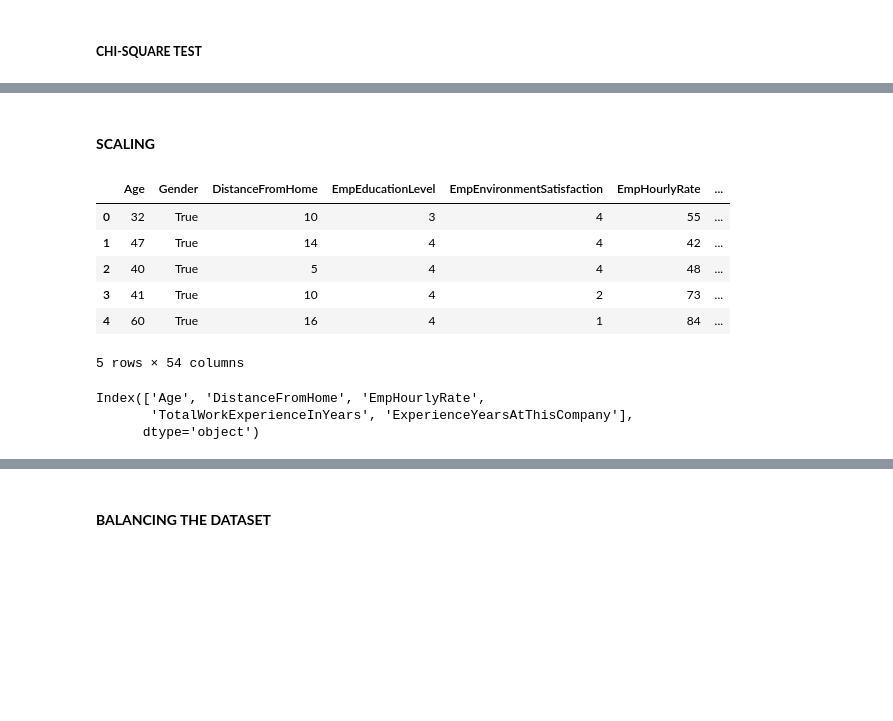
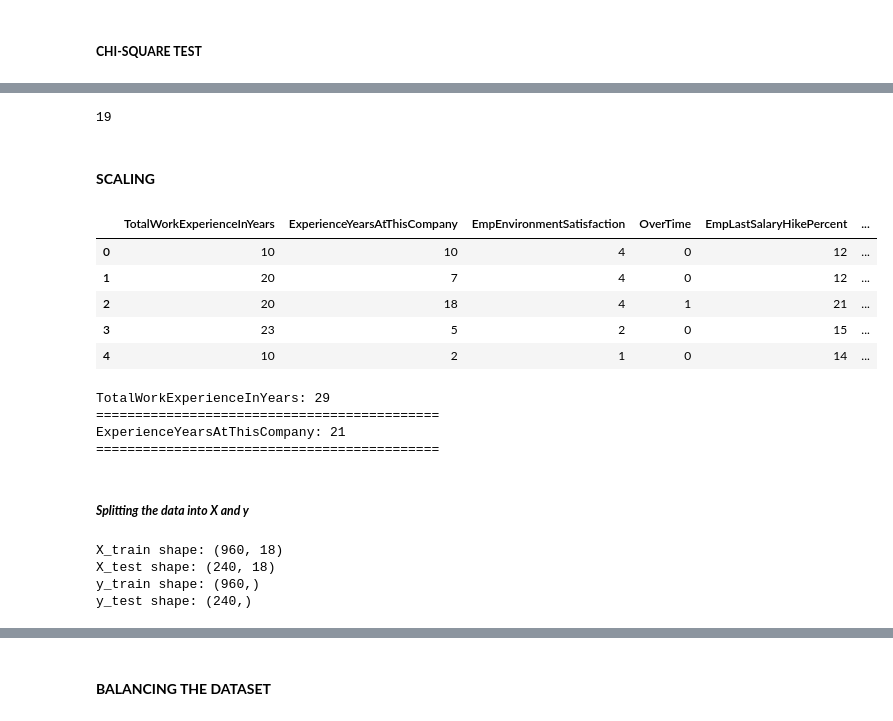
Before and after one commit to shanusaras/Employees_performance_analysis, a Jupyter notebook: src/models/train_model.ipynb, the cells around one changed output, grey strips where cells are left out. Cells and saved outputs as stored; diff of their text form; code cells hidden in the pictures; blank space fills up the shorter version.

```diff
--- a/src/models/train_model.ipynb
+++ b/src/models/train_model.ipynb
@@ -186,0 +285,9 @@ ANOVA RESULTS:
+# %%
+# data_fs--> data after feature selection
+
+data_fs= data1[['TotalWorkExperienceInYears', 'ExperienceYearsAtThisCompany', 'EmpEnvironmentSatisfaction', 'OverTime', 'EmpLastSalaryHikePercent',
+                'EmpWorkLifeBalance', 'ExperienceYearsInCurrentRole', 'YearsSinceLastPromotion', 'YearsWithCurrManager', 'EducationBackground_Other',
+                'EmpDepartment_Development', 'EmpDepartment_Finance', 'EmpDepartment_Sales', 'EmpJobRole_Developer', 'EmpJobRole_Finance Manager',
+                'EmpJobRole_Manager', 'EmpJobRole_Research Scientist', 'EmpJobRole_Sales Executive', 'PerformanceRating']]
+
+data_fs.head()
@@ -186,0 +301,4 @@ ANOVA RESULTS:
+# %%
+len(data_fs.columns) # so there are 19 columns in the dataset after feature selection
+# %% [output]
+19
@@ -187,24 +308,29 @@ ANOVA RESULTS:
 # %% [markdown]
 #### **SCALING**
 # %%
-# creaating a copy of encoded_data for scaling
+# creaating a copy of data_fs for scaling
 # mm_scaled_data-->MinMax scaled data
 
-mm_scaled_data= encoded_data.copy()
+mm_scaled_data= data_fs.copy()
 mm_scaled_data.head()
 # %% [output]
-|  | Age | Gender | DistanceFromHome | EmpEducationLevel | EmpEnvironmentSatisfaction | EmpHourlyRate | ... |
-| 0 | 32 | True | 10 | 3 | 4 | 55 | ... |
-| 1 | 47 | True | 14 | 4 | 4 | 42 | ... |
-| 2 | 40 | True | 5 | 4 | 4 | 48 | ... |
-| 3 | 41 | True | 10 | 4 | 2 | 73 | ... |
-| 4 | 60 | True | 16 | 4 | 1 | 84 | ... |
+|  | TotalWorkExperienceInYears | ExperienceYearsAtThisCompany | EmpEnvironmentSatisfaction | OverTime | EmpLastSalaryHikePercent | ... |
+| 0 | 10 | 10 | 4 | 0 | 12 | ... |
+| 1 | 20 | 7 | 4 | 0 | 12 | ... |
+| 2 | 20 | 18 | 4 | 1 | 21 | ... |
+| 3 | 23 | 5 | 2 | 0 | 15 | ... |
+| 4 | 10 | 2 | 1 | 0 | 14 | ... |
-5 rows × 54 columns
-# %%
-# fetching only continuous columns for scaling
-
-continuous_col.columns
-# %% [output]
-Index(['Age', 'DistanceFromHome', 'EmpHourlyRate',
-       'TotalWorkExperienceInYears', 'ExperienceYearsAtThisCompany'],
-      dtype='object')
+# %%
+# fetching only continuous columns for scaling
+
+for column in mm_scaled_data:
+    if mm_scaled_data[column].nunique() >= 20:
+        print(f'{column}: {mm_scaled_data[column].nunique()}')
+        print("============================================")
+# %% [output]
+TotalWorkExperienceInYears: 29
+============================================
+ExperienceYearsAtThisCompany: 21
+============================================
+# %% [markdown]
+##### ***Splitting the data into X and y***
@@ -211,3 +345,13 @@ Index(['Age', 'DistanceFromHome', 'EmpHourlyRate',
+# %%
+# checking the shape
+
+print(f'X_train shape: {X_train.shape}\nX_test shape: {X_test.shape}')
+print(f'y_train shape: {y_train.shape}\ny_test shape: {y_test.shape}')
+# %% [output]
+X_train shape: (960, 18)
+X_test shape: (240, 18)
+y_train shape: (960,)
+y_test shape: (240,)
 # %%
 # using MinMaxScaler
 
```
Also changed, not shown: parts of 171 cells of this notebook.
